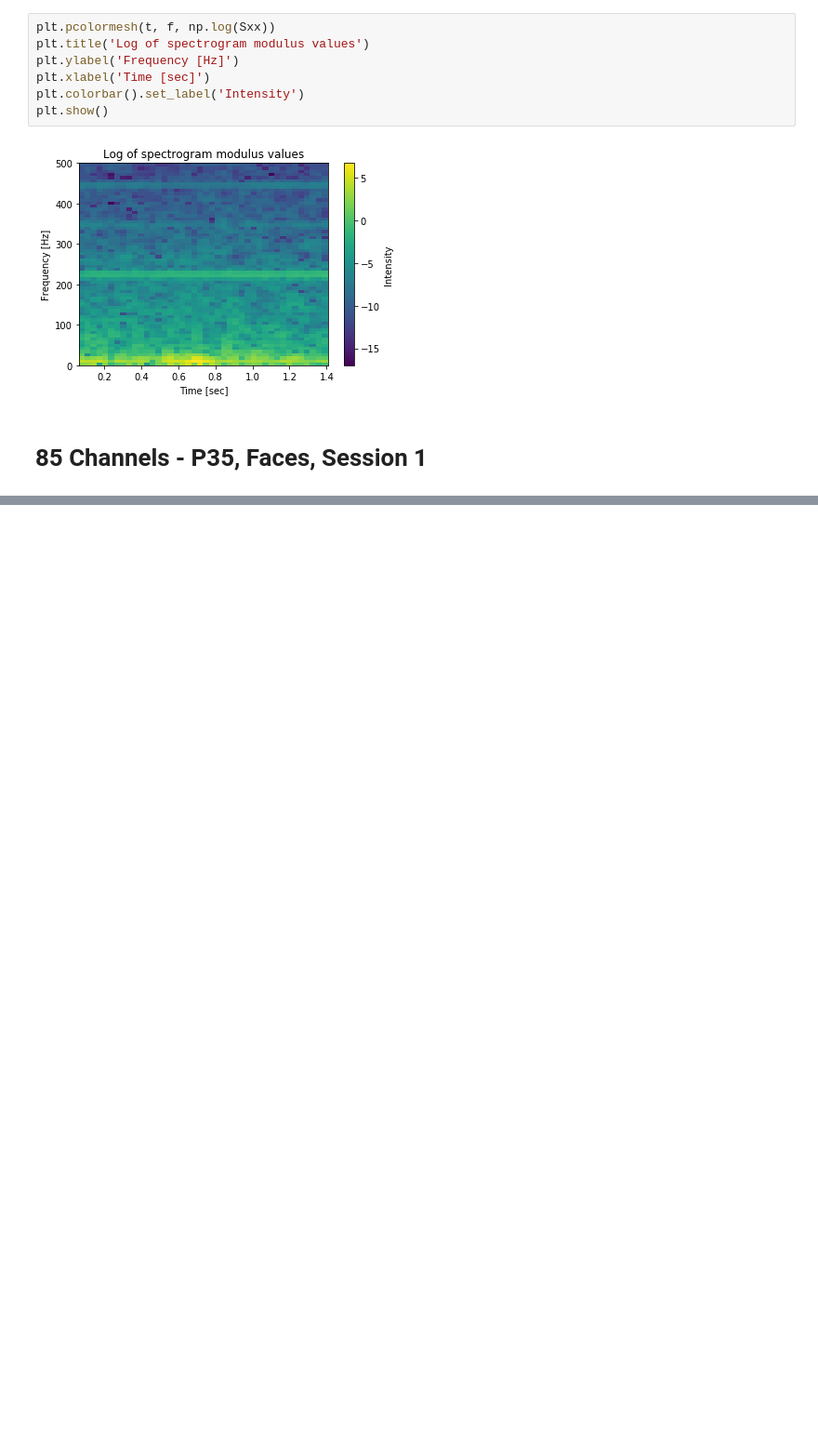
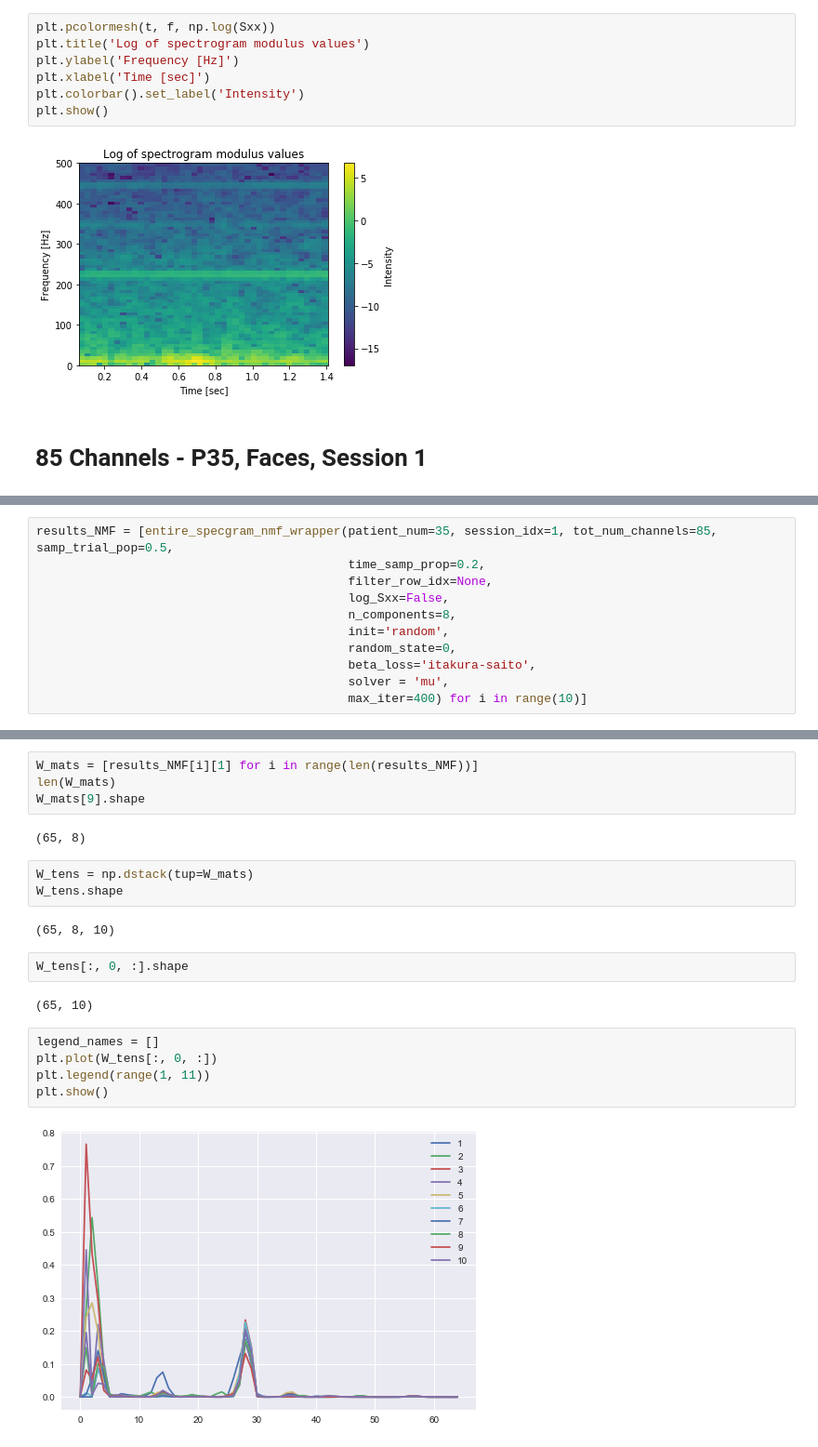
Before and after one commit to shamindras/neuroada_analysis, a Jupyter notebook: Python/demo-specgram.ipynb, the cells around one changed output, grey strips where cells are left out. Shown at 93% size. Saved outputs shown, nothing was run; the diff lists cells and outputs as text; blank space fills up the shorter version.

```diff
--- a/Python/demo-specgram.ipynb
+++ b/Python/demo-specgram.ipynb
@@ -231,0 +290,11 @@ H: (8, 60673)
+# %%
+results_NMF = [entire_specgram_nmf_wrapper(patient_num=35, session_idx=1, tot_num_channels=85, samp_trial_pop=0.5,
+                                           time_samp_prop=0.2,
+                                           filter_row_idx=None,
+                                           log_Sxx=False,
+                                           n_components=8,
+                                           init='random',
+                                           random_state=0,
+                                           beta_loss='itakura-saito',
+                                           solver = 'mu',
+                                           max_iter=400) for i in range(10)]
@@ -231,0 +319,22 @@ H: (8, 60673)
+# %%
+W_mats = [results_NMF[i][1] for i in range(len(results_NMF))]
+len(W_mats)
+W_mats[9].shape
+# %% [output]
+(65, 8)
+# %%
+W_tens = np.dstack(tup=W_mats)
+W_tens.shape
+# %% [output]
+(65, 8, 10)
+# %%
+W_tens[:, 0, :].shape
+# %% [output]
+(65, 10)
+# %%
+legend_names = []
+plt.plot(W_tens[:, 0, :])
+plt.legend(range(1, 11))
+plt.show()
+# %% [output]
+[figure, added]
```
Also changed, not shown: parts of 14 cells of this notebook.
